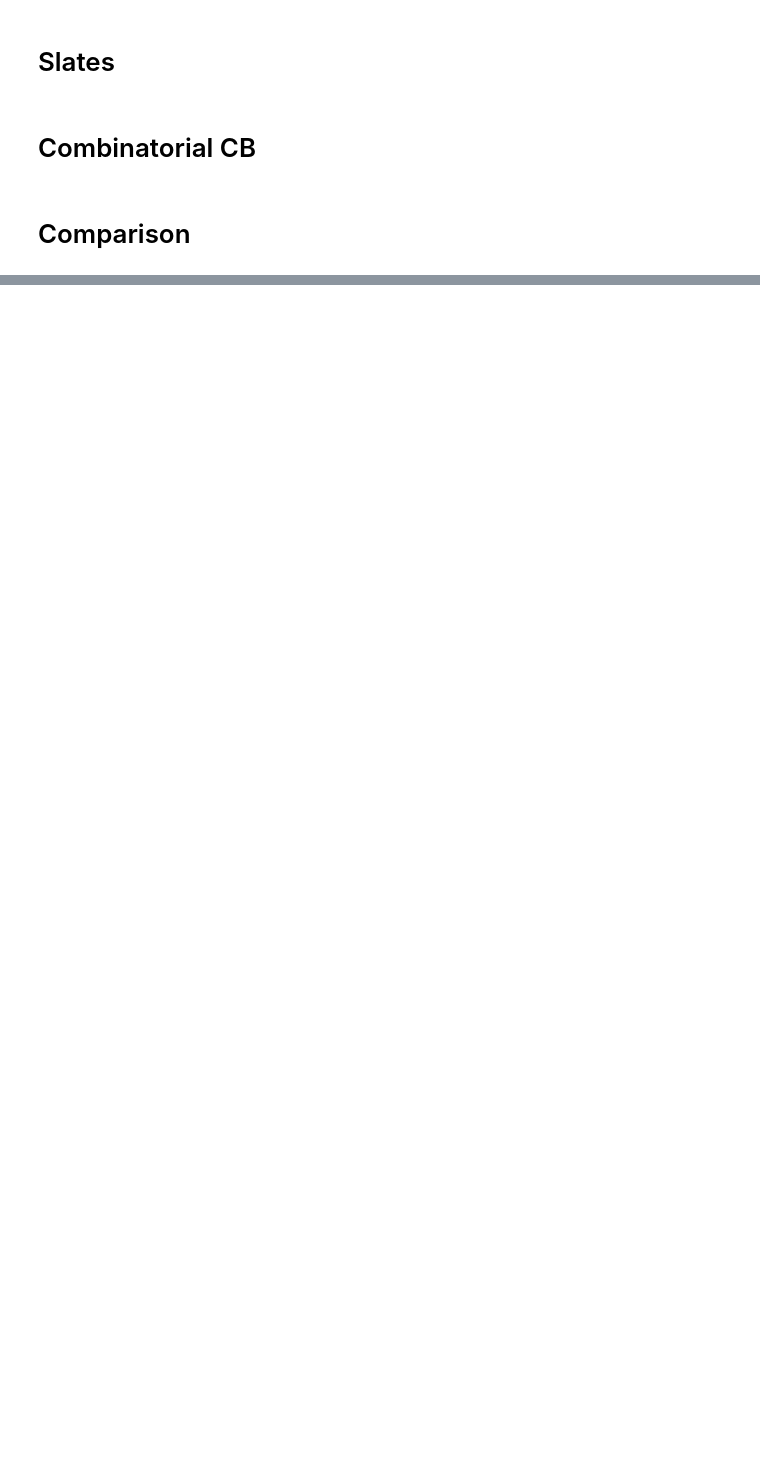
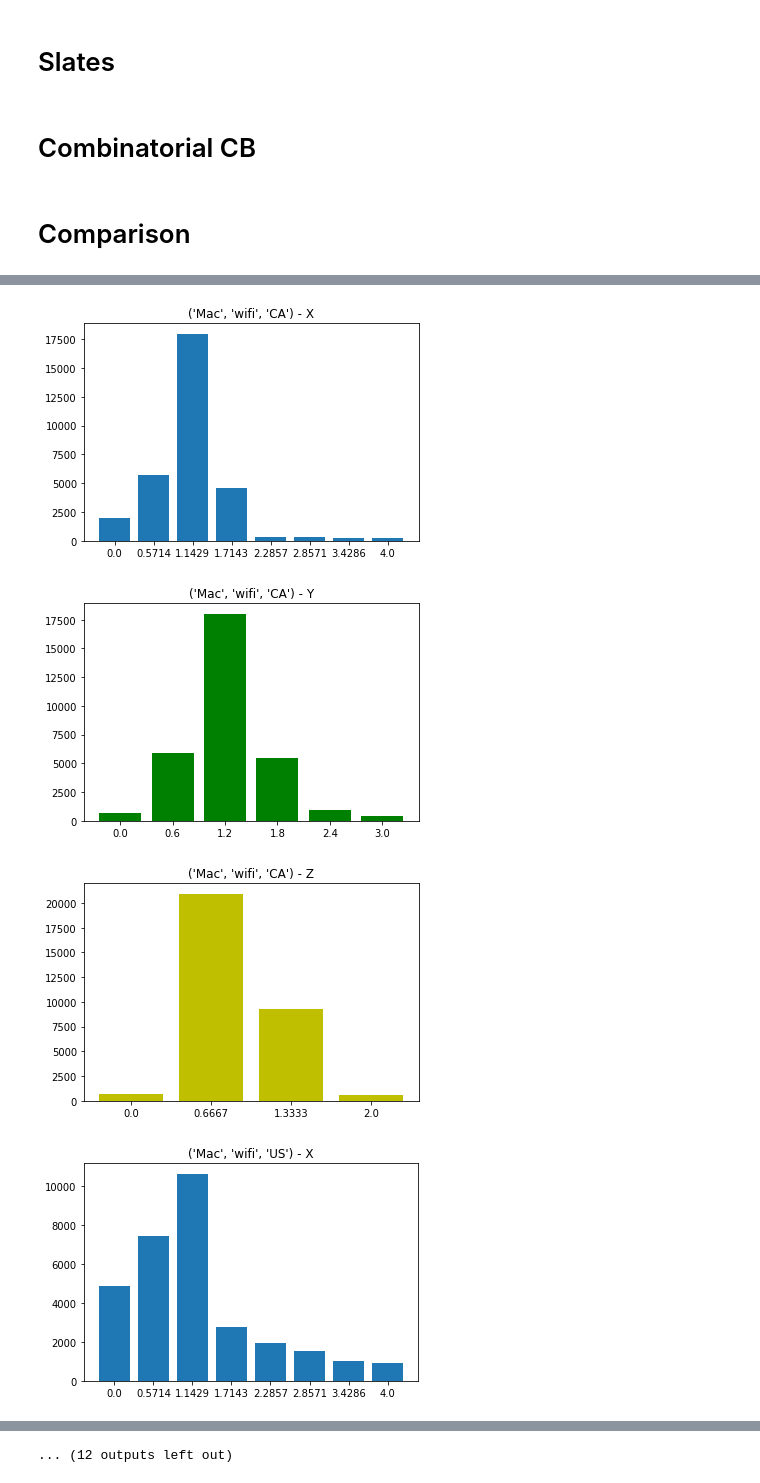
Before and after one commit to VowpalWabbit/slates-experiments, a Jupyter notebook: notebook/slates_sim.ipynb, the cells around one changed output, grey strips where cells are left out. Cells and saved outputs as stored; diff of their text form; code cells hidden in the pictures; blank space fills up the shorter version.

```diff
--- a/notebook/slates_sim.ipynb
+++ b/notebook/slates_sim.ipynb
@@ -243,0 +247,37 @@ for context in contexts:
+# %%
+
+contexts = sorted(list(test_configs[next(iter(test_configs))]["outcomes"].keys()))
+
+slate_colors = ['#004c97','#000097','#009797']
+cb_colors = ['#ad0603', '#ad5b03', '#ad0355']
+
+for context in contexts:
+    for i, name in enumerate(test_configs):
+        data = test_configs[name]["x_outcomes"][context]
+        actions = sorted(np.unique(data))
+        x_action_counts = [sum(value == action for value in data) for action in actions]
+        plt.bar(np.arange(len(actions)), x_action_counts)
+        plt.xticks(np.arange(len(actions)), actions)
+        plt.title("{} - X".format(context))
+        plt.show()
+
+        data = test_configs[name]["y_outcomes"][context]
+        actions = sorted(np.unique(data))
+        x_action_counts = [sum(value == action for value in data) for action in actions]
+        plt.bar(np.arange(len(actions)), x_action_counts, color='g')
+        plt.xticks(np.arange(len(actions)), actions)
+        plt.title("{} - Y".format(context))
+        plt.show()
+
+        data = test_configs[name]["z_outcomes"][context]
+        actions = sorted(np.unique(data))
+        x_action_counts = [sum(value == action for value in data) for action in actions]
+        plt.bar(np.arange(len(actions)), x_action_counts, color='y')
+        plt.xticks(np.arange(len(actions)), actions)
+        plt.title("{} - Z".format(context))
+        plt.show()
+# %% [output]
+[figure, added]
+[figure, added]
+[figure, added]
+[figure, added]
@@ -243,0 +292 @@ for context in contexts:
+... (12 outputs left out)
```
Also changed, not shown: parts of 6 cells of this notebook, 4 other files.
